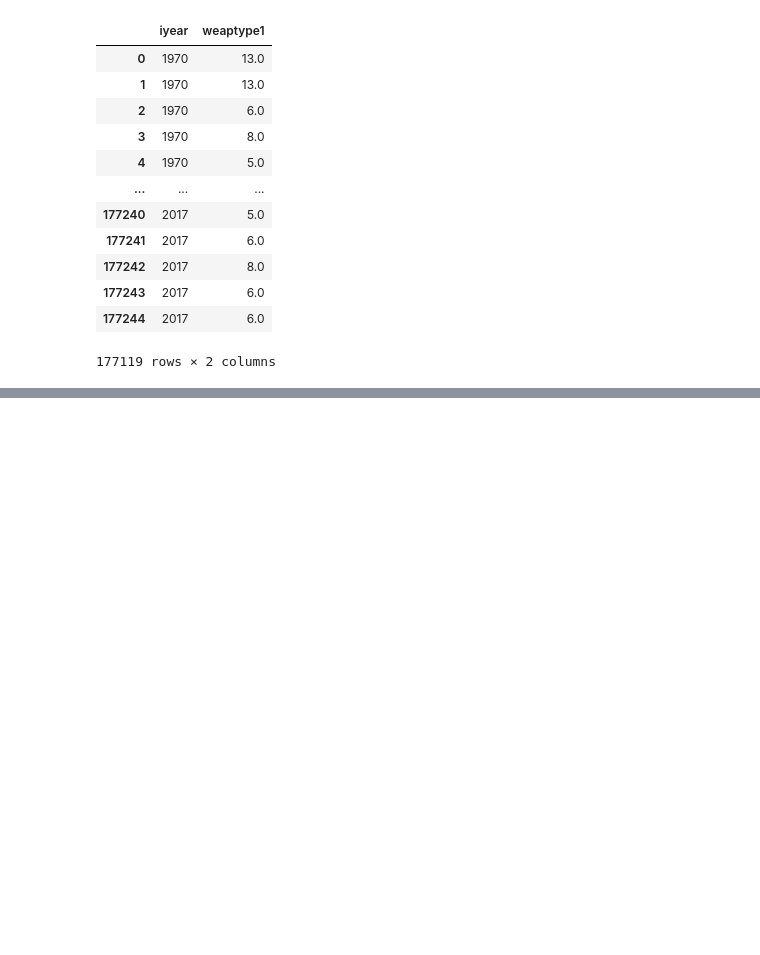
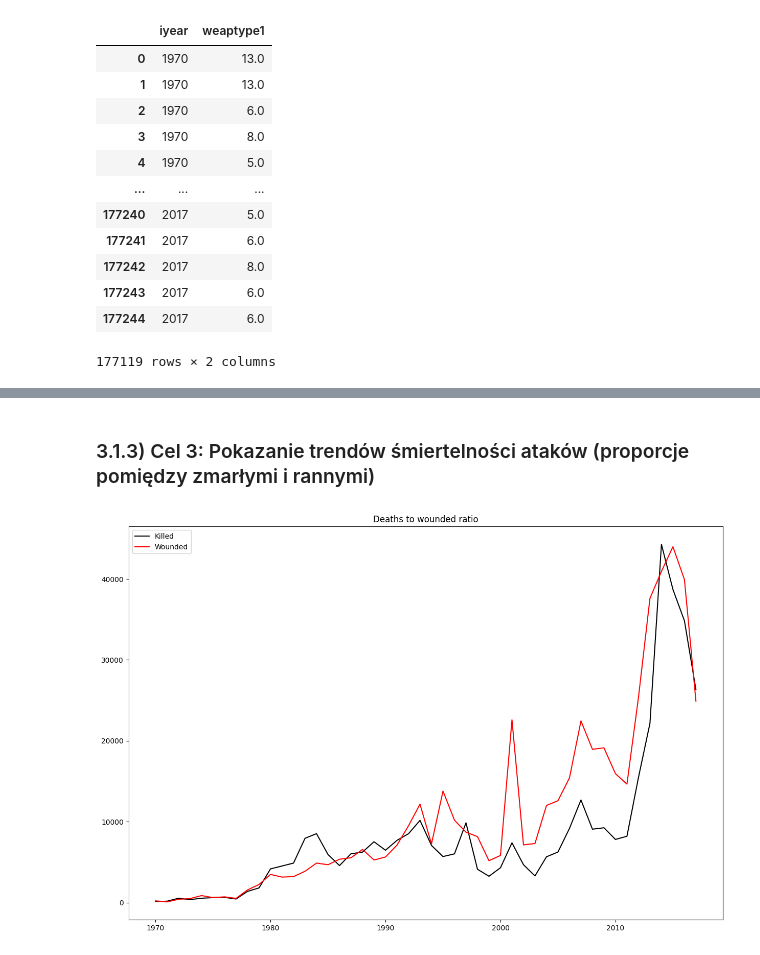
Before and after one commit to MarekWegierek/GTD-Analysis, a Jupyter notebook: GTD Analysis.ipynb, the cells around one changed output, grey strips where cells are left out. Drawn from its saved outputs; the diff is of its cells as text; code cells hidden in the pictures; blank space fills up the shorter version.

```diff
--- a/GTD Analysis.ipynb
+++ b/GTD Analysis.ipynb
@@ -825,0 +875,23 @@ df_weapons_list
+# %% [markdown]
+### 3.1.3) Cel 3: Pokazanie trendów śmiertelności ataków (proporcje pomiędzy zmarłymi i rannymi)
+# %%
+df_transformed.loc[df_transformed['nkill'].isna(), 'nkill'] = 0
+df_transformed.loc[df_transformed['nwound'].isna(), 'nwound'] = 0
+df_years_list.insert(23,1993)
+plt.figure(figsize=(15,10))
+plt.title('Deaths to wounded ratio')
+
+plt.plot(df_years_list,
+         df_transformed[['iyear','nkill']].groupby('iyear')['nkill'].sum().values,
+         color='black',
+         label='Killed',
+        )
+plt.plot(df_years_list,
+         df_transformed[['iyear','nwound']].groupby('iyear')['nwound'].sum().values,
+         color='red',
+         label='Wounded',
+        )
+plt.legend()
+plt.show()
+# %% [output]
+[figure, added]
```
Also changed, not shown: parts of 21 cells of this notebook, 1 other file.
